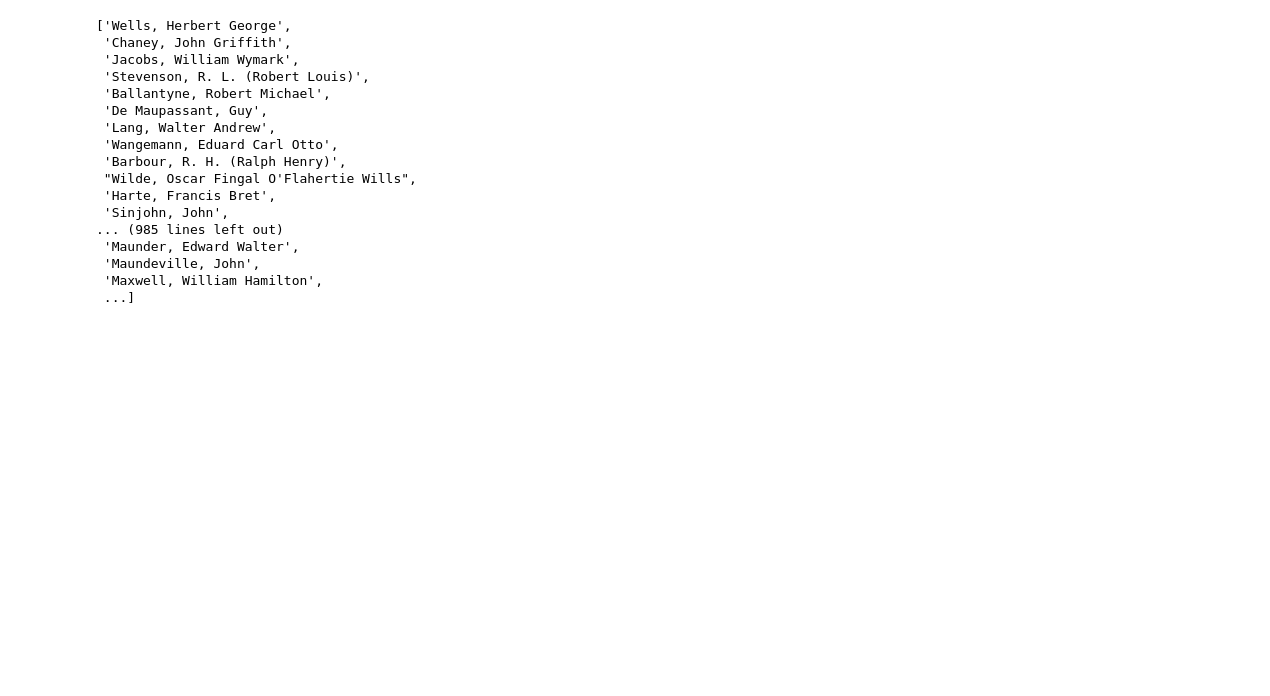
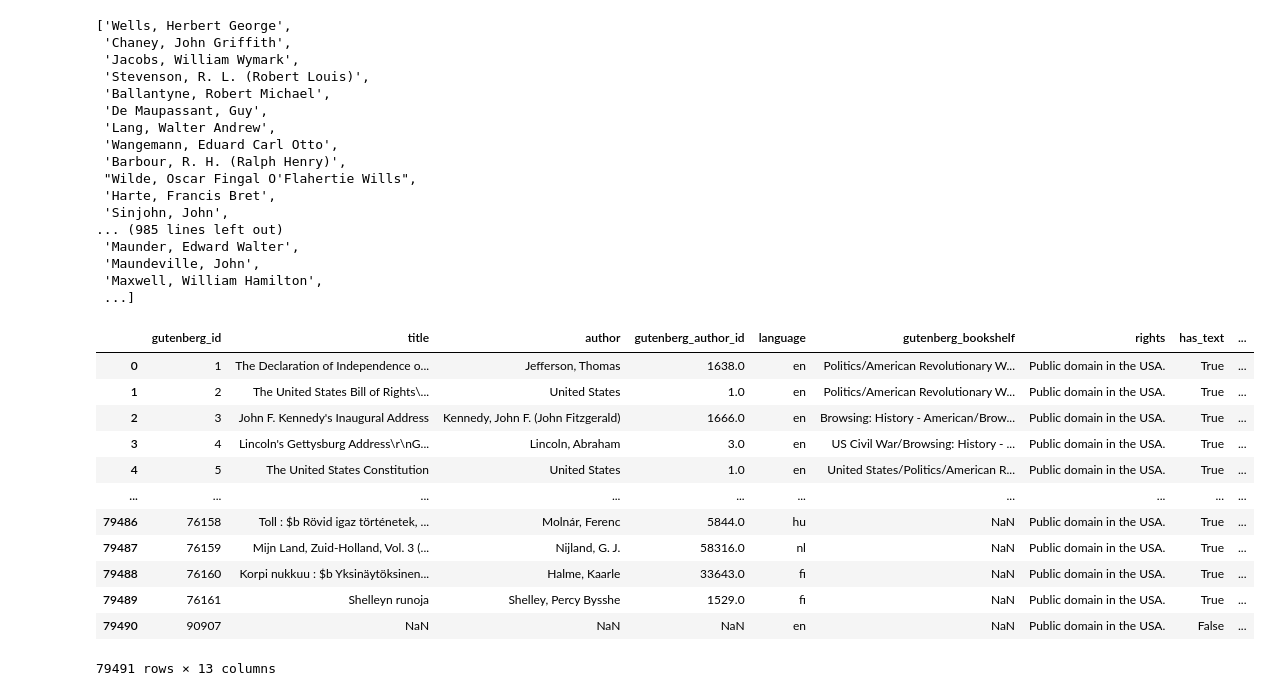
Before and after one commit to npchowdr/h501-gutenberg, a Jupyter notebook: gutenberg.ipynb, the cells around one changed output. Drawn from its saved outputs; the diff is of its cells as text; code cells hidden in the pictures; blank space fills up the shorter version.

Commit message:
test new get data

```diff
--- a/gutenberg.ipynb
+++ b/gutenberg.ipynb
@@ -42,0 +48,27 @@ list_authors(by_languages=True, alias=True)
+# %%
+import pandas as pd
+authors_df = pd.read_csv(DATA["gutenberg_authors"])
+metadata_df = pd.read_csv(DATA["gutenberg_metadata"])
+# %%
+joined_df = metadata_df.merge(authors_df, on="gutenberg_author_id", how="left")
+# %%
+joined_df.drop(columns=["author_y"], inplace=True)
+# %%
+joined_df = joined_df.rename(columns={"author_x": "author"})
+#joined_df["author_alias"] = joined_df["alias"]
+# %%
+joined_df
+# %% [output]
+|  | gutenberg_id | title | author | gutenberg_author_id | language | gutenberg_bookshelf | rights | has_text | ... |
+| 0 | 1 | The Declaration of Independence o... | Jefferson, Thomas | 1638.0 | en | Politics/American Revolutionary W... | Public domain in the USA. | True | ... |
+| 1 | 2 | The United States Bill of Rights\... | United States | 1.0 | en | Politics/American Revolutionary W... | Public domain in the USA. | True | ... |
+| 2 | 3 | John F. Kennedy's Inaugural Address | Kennedy, John F. (John Fitzgerald) | 1666.0 | en | Browsing: History - American/Brow... | Public domain in the USA. | True | ... |
+| 3 | 4 | Lincoln's Gettysburg Address\r\nG... | Lincoln, Abraham | 3.0 | en | US Civil War/Browsing: History - ... | Public domain in the USA. | True | ... |
+| 4 | 5 | The United States Constitution | United States | 1.0 | en | United States/Politics/American R... | Public domain in the USA. | True | ... |
+| ... | ... | ... | ... | ... | ... | ... | ... | ... | ... |
+| 79486 | 76158 | Toll : $b Rövid igaz történetek, ... | Molnár, Ferenc | 5844.0 | hu | NaN | Public domain in the USA. | True | ... |
+| 79487 | 76159 | Mijn Land, Zuid-Holland, Vol. 3 (... | Nijland, G. J. | 58316.0 | nl | NaN | Public domain in the USA. | True | ... |
+| 79488 | 76160 | Korpi nukkuu : $b Yksinäytöksinen... | Halme, Kaarle | 33643.0 | fi | NaN | Public domain in the USA. | True | ... |
+| 79489 | 76161 | Shelleyn runoja | Shelley, Percy Bysshe | 1529.0 | fi | NaN | Public domain in the USA. | True | ... |
+| 79490 | 90907 | NaN | NaN | NaN | en | NaN | Public domain in the USA. | False | ... |
+79491 rows × 13 columns
```
Also changed, not shown: parts of 1 cell of this notebook, 1 other file.
